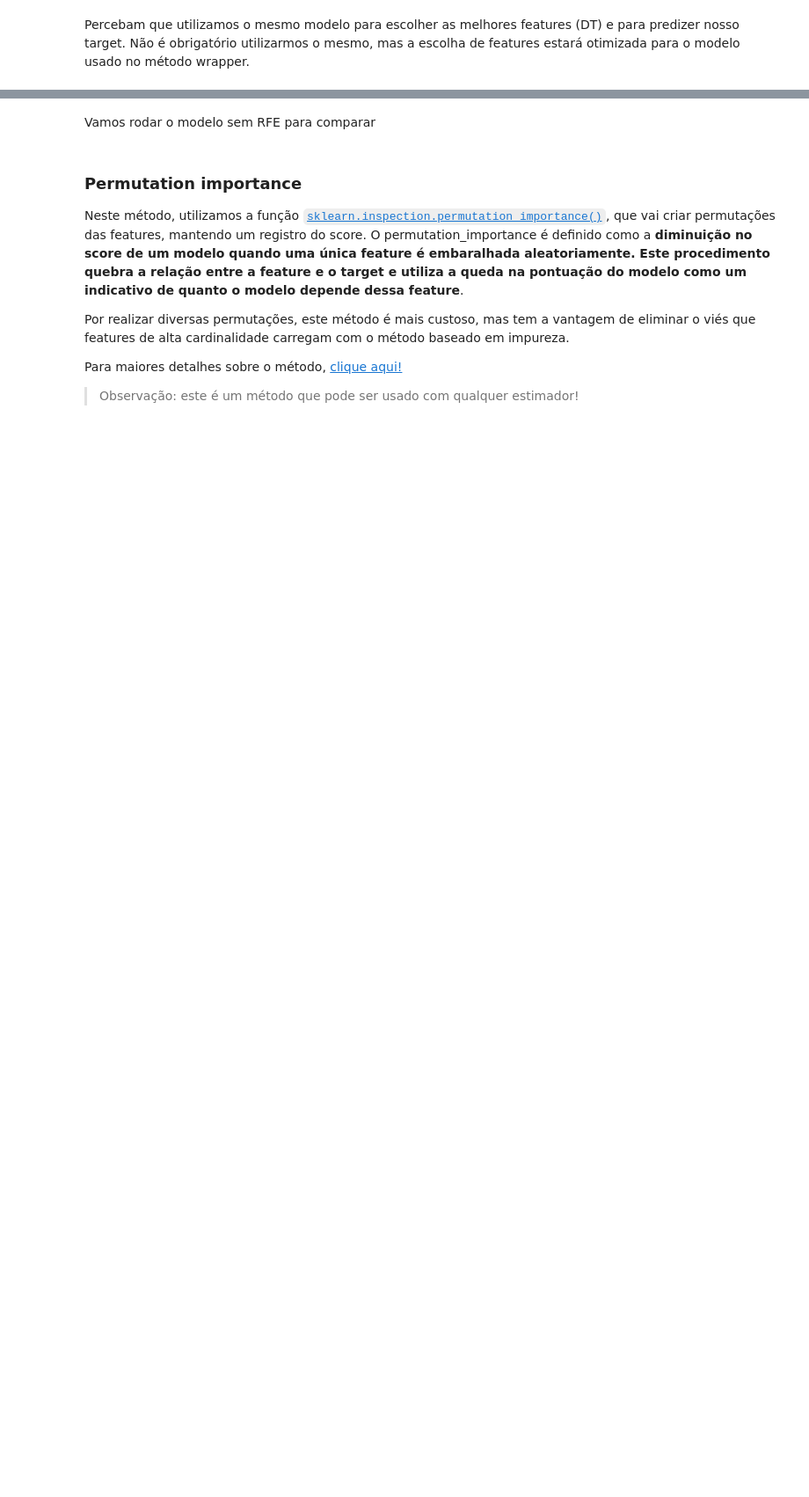
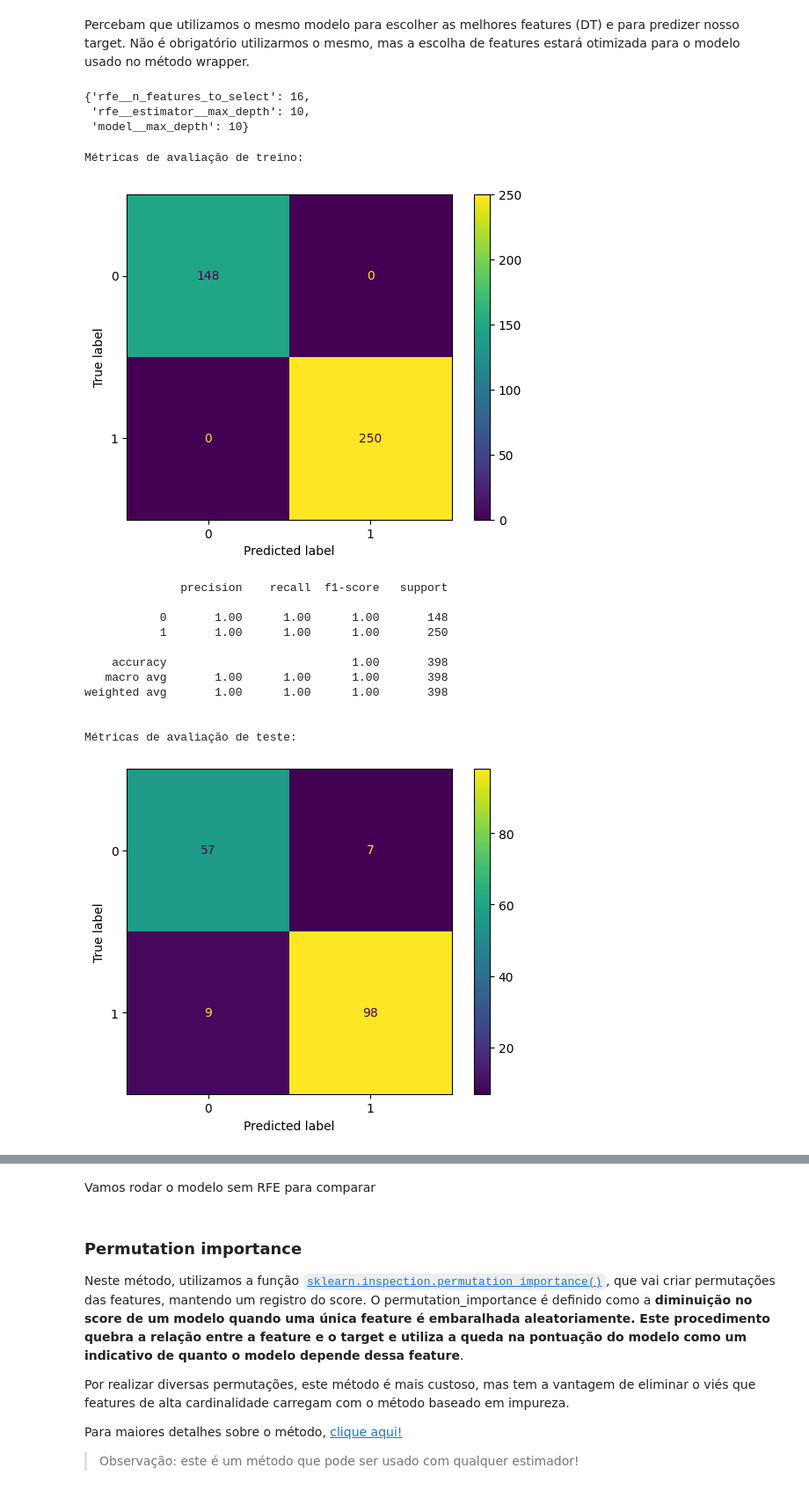
Before and after one commit to patriciacatandi/Lets_Code_DS_Degree_Alunos_ML, a Jupyter notebook: Módulo 11 - Machine Learning III/1 - Feature Selection/Feature selection Alunos.ipynb, the cells around one changed output, grey strips where cells are left out. Shown at 88% size. Saved outputs shown, nothing was run; the diff lists cells and outputs as text; code cells hidden in the pictures; blank space fills up the shorter version.

```diff
--- a/Módulo 11 - Machine Learning III/1 - Feature Selection/Feature selection Alunos.ipynb
+++ b/Módulo 11 - Machine Learning III/1 - Feature Selection/Feature selection Alunos.ipynb
@@ -473,10 +473,14 @@ from sklearn.pipeline import Pipeline
 from sklearn.model_selection import RandomizedSearchCV
 # %%
 # Instancia RFE e Decision Tree
-
+dt = DecisionTreeClassifier(random_state=42)
+rfe = RFE(estimator=dt)
 
 # Cria pipeline
-
+pipe = Pipeline([
+    ('rfe', rfe),
+    ('model', dt)
+])
 
 # Define param_grid
 param_grid_ab = {"rfe__n_features_to_select" : range(1, X_train.shape[1]+1),
@@ -485,9 +489,10 @@ param_grid_ab = {"rfe__n_features_to_select" : range(1, X_train.shape[1]+1),
                 }
 
 # Instancia StratifiedKFold
-
+fold = StratifiedKFold(n_splits=2, shuffle=True, random_state=42)
 
 # Instancia RandomizedSearchCV
-
+search = RandomizedSearchCV(pipe, param_distributions=param_grid_ab, cv=fold, n_iter=10, scoring='accuracy', random_state=42)
 
 # Fit do RandomizedSearchCV
+search.fit(X_train, y_train)
@@ -495,5 +511,26 @@ param_grid_ab = {"rfe__n_features_to_select" : range(1, X_train.shape[1]+1),
 Percebam que utilizamos o mesmo modelo para escolher as melhores features (DT) e para predizer nosso target. Não é obrigatório utilizarmos o mesmo, mas a escolha de features estará otimizada para o modelo usado no método wrapper.
 # %%
 # retorna melhores parâmetros
+search.best_params_
+# %% [output]
+{'rfe__n_features_to_select': 16,
+ 'rfe__estimator__max_depth': 10,
+ 'model__max_depth': 10}
 # %%
 # Printa métricas de classificação
+metricas_classificacao(search.best_estimator_, X_train, X_test, y_train, y_test)
+# %% [output]
+Métricas de avaliação de treino:
+[figure, added]
+              precision    recall  f1-score   support
+
+           0       1.00      1.00      1.00       148
+           1       1.00      1.00      1.00       250
+
+    accuracy                           1.00       398
+   macro avg       1.00      1.00      1.00       398
+weighted avg       1.00      1.00      1.00       398
+
+
+Métricas de avaliação de teste:
+[figure, added]
```
Also changed, not shown: parts of 10 cells of this notebook.
